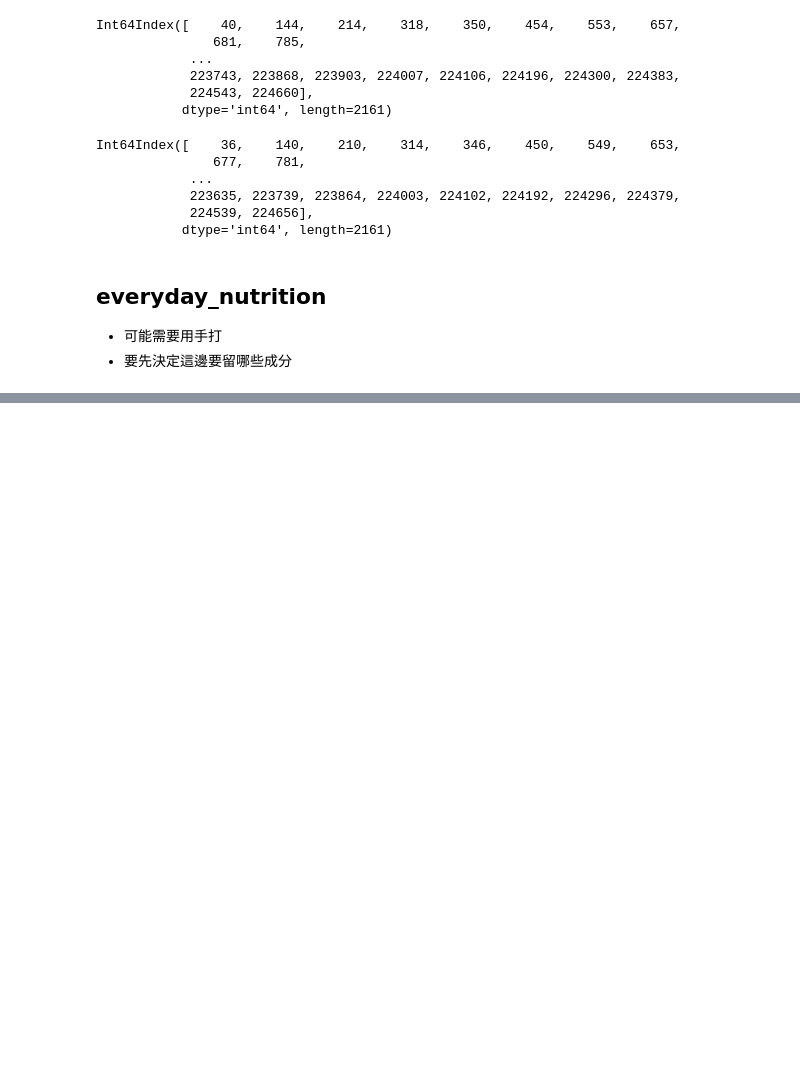
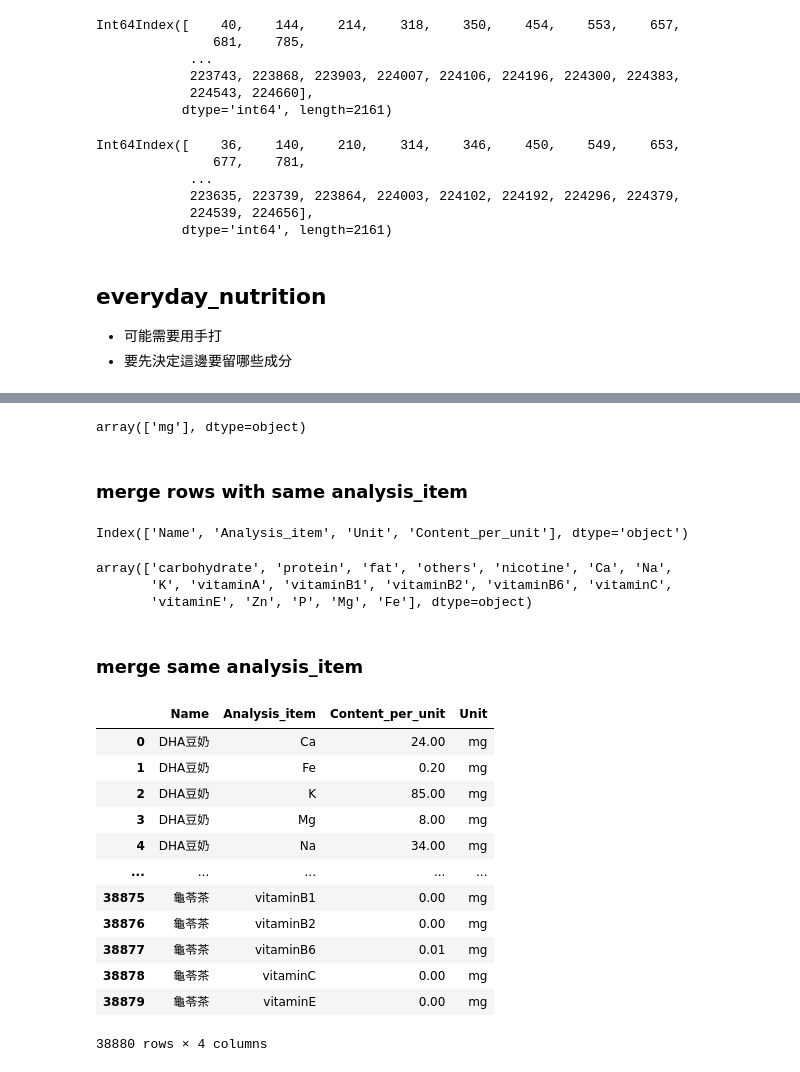
Before and after one commit to Spector3702/DailyNutriPlanner, a Jupyter notebook: Data/PreProcess.ipynb, the cells around one changed output, grey strips where cells are left out. Drawn from its saved outputs; the diff is of its cells as text; code cells hidden in the pictures; blank space fills up the shorter version.

```diff
--- a/Data/PreProcess.ipynb
+++ b/Data/PreProcess.ipynb
@@ -154,0 +172,2 @@ array(['carbohydrate', 'protein', 'fat', 'others', 'nicotine', 'minerals',
+# %%
+en_rf.rename(columns = {'樣品名稱':'Name', '分析項':'Analysis_item', '含量單位':'Unit', '每單位含量':'Content_per_unit'}, inplace = True)
@@ -154,0 +194,11 @@ array(['carbohydrate', 'protein', 'fat', 'others', 'nicotine', 'minerals',
+# %%
+# Assuming your dataframe is named df
+condition = (en_rf['Unit'] == 'mg') & (en_rf['Analysis_item'] == 'fat')
+filtered_df = en_rf[condition].copy()
+
+# Divide 'Content_per_unit' by 10000 and change 'Unit' to 'g'
+filtered_df['Content_per_unit'] = filtered_df['Content_per_unit'] / 1000
+filtered_df['Unit'] = 'g'
+
+# Update the original dataframe with the modified rows
+en_rf.update(filtered_df)
@@ -154,0 +213,11 @@ array(['carbohydrate', 'protein', 'fat', 'others', 'nicotine', 'minerals',
+# %%
+# Assuming your dataframe is named df
+condition = (en_rf['Unit'] == 'mg') & (en_rf['Analysis_item'] == 'protein')
+filtered_df = en_rf[condition].copy()
+
+# Divide 'Content_per_unit' by 10000 and change 'Unit' to 'g'
+filtered_df['Content_per_unit'] = filtered_df['Content_per_unit'] / 1000
+filtered_df['Unit'] = 'g'
+
+# Update the original dataframe with the modified rows
+en_rf.update(filtered_df)
@@ -154,0 +272,11 @@ array(['carbohydrate', 'protein', 'fat', 'others', 'nicotine', 'minerals',
+# %%
+# Assuming your dataframe is named df
+condition = (en_rf['Unit'] == 'I.U.') & (en_rf['Analysis_item'] == 'vitaminA')
+filtered_df = en_rf[condition].copy()
+
+# Divide 'Content_per_unit' by 10000 and change 'Unit' to 'g'
+filtered_df['Content_per_unit'] = filtered_df['Content_per_unit'] * 0.3
+filtered_df['Unit'] = 'ug'
+
+# Update the original dataframe with the modified rows
+en_rf.update(filtered_df)
@@ -154,0 +333,37 @@ array(['carbohydrate', 'protein', 'fat', 'others', 'nicotine', 'minerals',
+# %%
+mask = en_rf['Analysis_item'] == 'K'
+tmp = en_rf[mask]
+tmp['Unit'].unique()
+# %% [output]
+array(['mg'], dtype=object)
+# %% [markdown]
+### merge rows with same analysis_item
+# %%
+en_rf.columns
+# %% [output]
+Index(['Name', 'Analysis_item', 'Unit', 'Content_per_unit'], dtype='object')
+# %%
+en_rf['Analysis_item'].unique()
+# %% [output]
+array(['carbohydrate', 'protein', 'fat', 'others', 'nicotine', 'Ca', 'Na',
+       'K', 'vitaminA', 'vitaminB1', 'vitaminB2', 'vitaminB6', 'vitaminC',
+       'vitaminE', 'Zn', 'P', 'Mg', 'Fe'], dtype=object)
+# %% [markdown]
+### merge same analysis_item
+# %%
+result = en_rf.groupby(['Name', 'Analysis_item']).agg({'Content_per_unit': 'sum', 'Unit': 'first'}).reset_index()
+result
+# %% [output]
+|  | Name | Analysis_item | Content_per_unit | Unit |
+| 0 | DHA豆奶 | Ca | 24.00 | mg |
+| 1 | DHA豆奶 | Fe | 0.20 | mg |
+| 2 | DHA豆奶 | K | 85.00 | mg |
+| 3 | DHA豆奶 | Mg | 8.00 | mg |
+| 4 | DHA豆奶 | Na | 34.00 | mg |
+| ... | ... | ... | ... | ... |
+| 38875 | 龜苓茶 | vitaminB1 | 0.00 | mg |
+| 38876 | 龜苓茶 | vitaminB2 | 0.00 | mg |
+| 38877 | 龜苓茶 | vitaminB6 | 0.01 | mg |
+| 38878 | 龜苓茶 | vitaminC | 0.00 | mg |
+| 38879 | 龜苓茶 | vitaminE | 0.00 | mg |
+38880 rows × 4 columns
```
Also changed, not shown: parts of 41 cells of this notebook, 1 other file.
